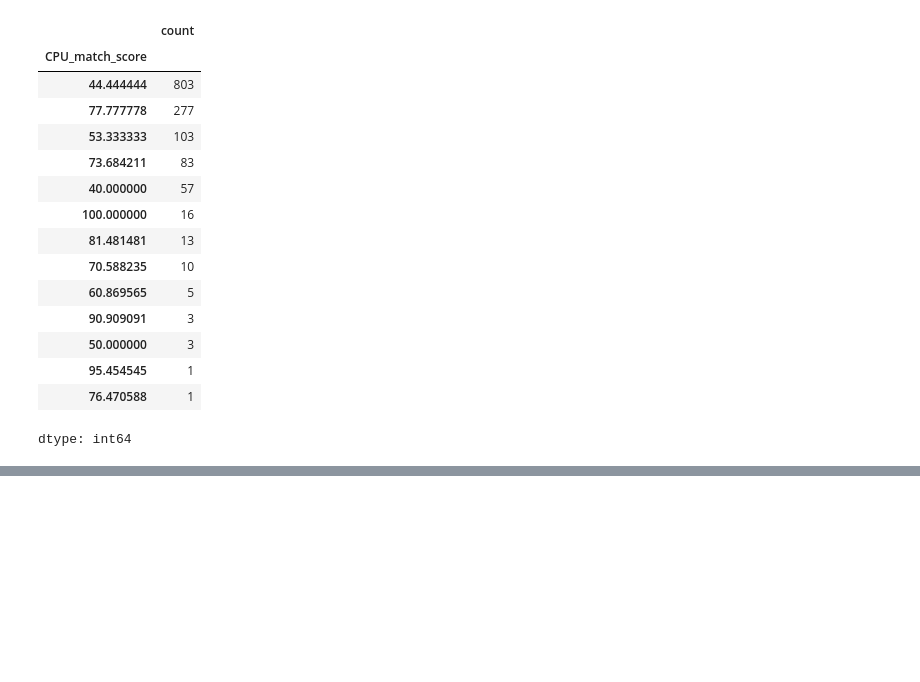
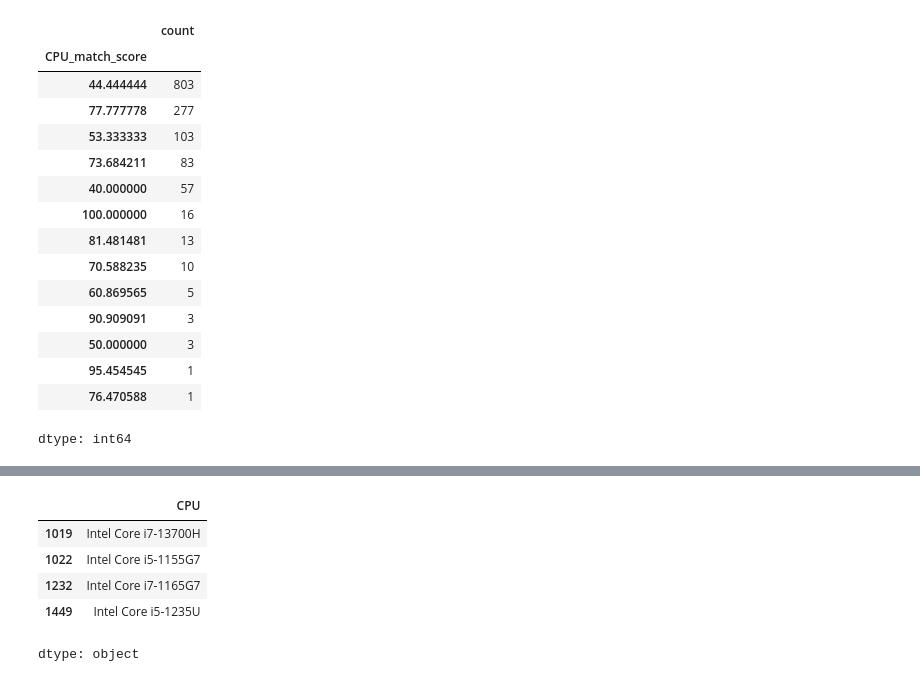
Before and after one commit to f2rra/lappick-ml, a Jupyter notebook: notebooks/exploratory-data-analysis.ipynb, the cells around one changed output, grey strips where cells are left out. Cells and saved outputs as stored; diff of their text form; code cells hidden in the pictures; blank space fills up the shorter version.

```diff
--- a/notebooks/exploratory-data-analysis.ipynb
+++ b/notebooks/exploratory-data-analysis.ipynb
@@ -426,0 +441,9 @@ memory usage: 171.9+ KB
+# %%
+result[result['CPU_match_score']==0]['CPU']
+# %% [output]
+|  | CPU |
+| 1019 | Intel Core i7-13700H |
+| 1022 | Intel Core i5-1155G7 |
+| 1232 | Intel Core i7-1165G7 |
+| 1449 | Intel Core i5-1235U |
+dtype: object
```
Also changed, not shown: parts of 19 cells of this notebook.
